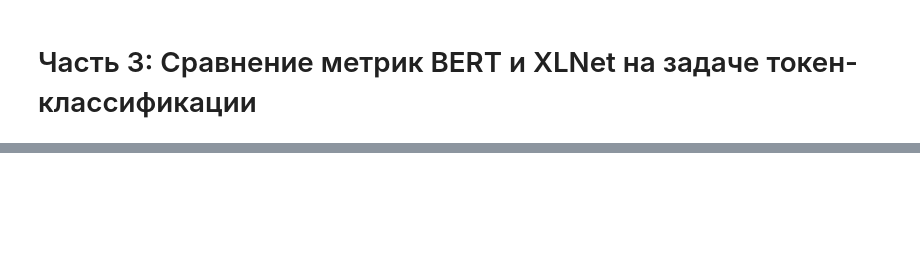
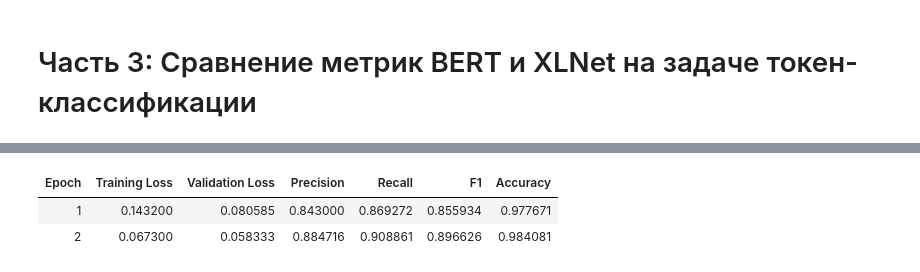
Before and after one commit to comprock15/NLP, a Jupyter notebook: 04_assignment/04_assignment.ipynb, the cells around one changed output, grey strips where cells are left out. Cells and saved outputs as stored; diff of their text form; code cells hidden in the pictures; blank space fills up the shorter version.

```diff
--- a/04_assignment/04_assignment.ipynb
+++ b/04_assignment/04_assignment.ipynb
@@ -199,0 +89,6 @@ test_labels = test_labels[:test_samples]
+# %%
+from datasets import load_dataset
+
+raw_dataset = load_dataset("imdb")
+print(raw_dataset)
+print(raw_dataset["train"][0])
@@ -360,0 +445,6 @@ raise NotImplementedError() # удалить эту строку в процес
+# %%
+from datasets import load_dataset
+
+raw_dataset = load_dataset("conll2003")
+print(raw_dataset)
+print(raw_dataset["train"][0])
@@ -360,0 +582,67 @@ raise NotImplementedError() # удалить эту строку в процес
+# %%
+from transformers import DataCollatorForTokenClassification
+from transformers import AutoModelForSequenceClassification, TrainingArguments, Trainer
+
+results = {}
+
+for model_name in models.keys():
+    print(f"\nОбучаем {model_name.upper()}...")
+
+    # Загружаем модель
+    model = AutoModelForTokenClassification.from_pretrained(
+        models[model_name],
+        num_labels=len(label_list),
+        id2label=id2label,
+        label2id=label2id,
+    )
+
+    # Параметры обучения
+    training_args = TrainingArguments(
+        output_dir=f"./{model_name}-ner",
+        learning_rate=2e-5,
+        per_device_train_batch_size=64,
+        per_device_eval_batch_size=64,
+        num_train_epochs=2,
+        weight_decay=0.01,
+        eval_strategy="epoch",
+        save_strategy="epoch",
+        load_best_model_at_end=True,
+        metric_for_best_model="f1",
+
+        disable_tqdm=False,
+        logging_strategy="steps",
+        logging_steps=50,
+        logging_first_step=True,
+        report_to="none"
+    )
+
+    data_collator = DataCollatorForTokenClassification(
+        tokenizer=tokenizer,
+        padding=True,
+        max_length=128,
+        label_pad_token_id=-100,
+    )
+
+    # Создаем Trainer
+    trainer = Trainer(
+        model=model,
+        args=training_args,
+        train_dataset=tokenized_datasets[model_name]["train"],
+        eval_dataset=tokenized_datasets[model_name]["validation"],
+        processing_class=tokenizers[model_name],
+        data_collator=data_collators[model_name],
+        compute_metrics=compute_metrics,
+    )
+
+    # Обучаем модель
+    trainer.train()
+
+    # Оцениваем на тестовой выборке
+    test_results = trainer.evaluate(tokenized_datasets[model_name]["test"])
+    results[model_name] = test_results
+
+    print(f"Результаты {model_name}:")
+    for key, value in test_results.items():
+        if isinstance(value, float):
+            print(f"  {key}: {value}")
+# %% [output]
@@ -360,0 +653,3 @@ raise NotImplementedError() # удалить эту строку в процес
+| Epoch | Training Loss | Validation Loss | Precision | Recall | F1 | Accuracy |
+| 1 | 0.143200 | 0.080585 | 0.843000 | 0.869272 | 0.855934 | 0.977671 |
+| 2 | 0.067300 | 0.058333 | 0.884716 | 0.908861 | 0.896626 | 0.984081 |
```
Also changed, not shown: parts of 29 cells of this notebook.
